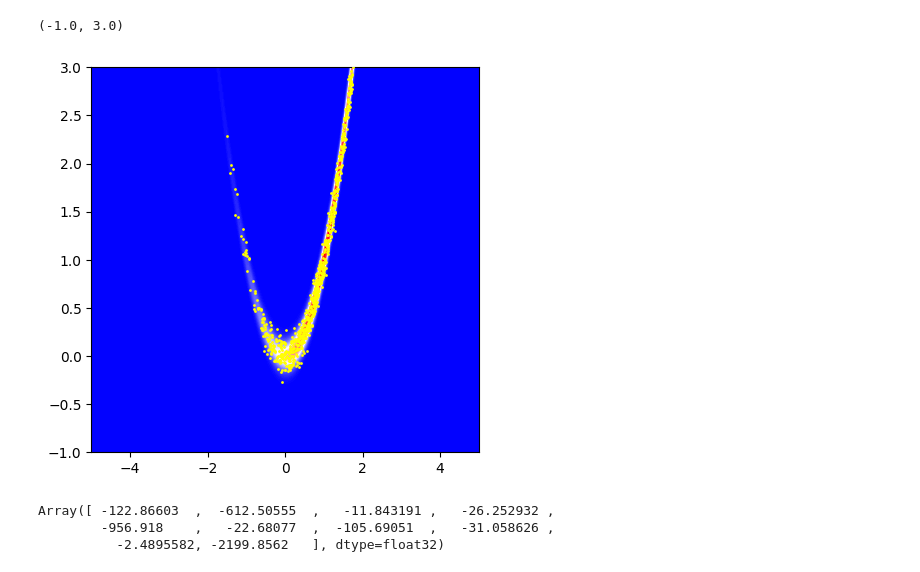
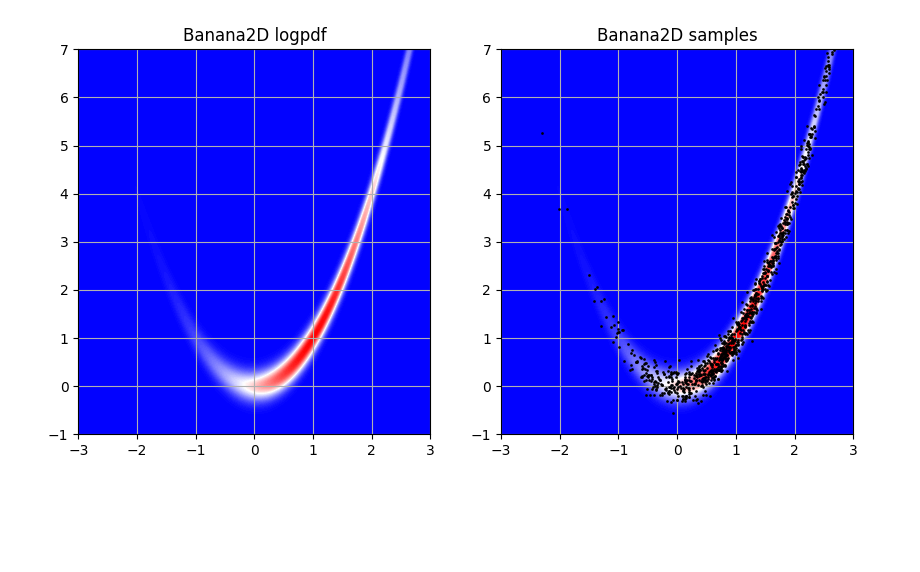
Before and after one commit to alexxthiery/mcjax, a Jupyter notebook: notebooks/distributions/banana2d_dist.ipynb, the cells around one changed output. Cells and saved outputs as stored; diff of their text form; code cells hidden in the pictures; blank space fills up the shorter version.

```diff
--- a/notebooks/distributions/banana2d_dist.ipynb
+++ b/notebooks/distributions/banana2d_dist.ipynb
@@ -16,3 +21,3 @@ from mcjax.proba.banana2d import Banana2D
 # %%
 # initialize jax RNG
-key = jr.PRNGKey(0)
+key = jr.key(0)
@@ -41,14 +24,42 @@ plt.show()
+# %%
+# create the Banana2D distribution
+dist = Banana2D.create()
+params = dist.init_params(noise_std=0.2)
+logdensity = dist.log_prob_only(params=params)
+logdensity_batch = jax.jit(jax.vmap(logdensity, in_axes=(0,)))
 # %%
-# sample from the distribution
-n_samples = 1000
-samples = dist.sample(key, n_samples)
-# scatter plot of the samples
-plt.figure(figsize=(5, 5))
+xmin, xmax = -3, 3
+ymin, ymax = -1, 7
+X, Y, Z = evaluate_on_grid_2d(
+    func_batch=logdensity_batch,
+    xlim=(xmin, xmax),
+    ylim=(ymin, ymax),
+    Nx=500,
+    Ny=500
+)
+
+plt.figure(figsize=(10, 5))
+
+# plot the logpdf
+plt.subplot(1, 2, 1)
 plt.contourf(X, Y, jnp.exp(Z), 100, cmap='bwr', origin='lower')
-plt.scatter(samples[:, 0], samples[:, 1], s=1, color="yellow", zorder=10)
-
+plt.title("Banana2D logpdf")
 plt.xlim(xmin, xmax)
 plt.ylim(ymin, ymax)
+plt.grid()
+
+
+# sample from the distribution
+n_samples = 1_000
+samples = dist.sample(params=params, key=key, n_samples=n_samples)
+
+# scatter plot of the samples
+plt.subplot(1, 2, 2)
+plt.contourf(X, Y, jnp.exp(Z), 100, cmap='bwr', origin='lower')
+plt.scatter(samples[:, 0], samples[:, 1], s=1, color="black", zorder=10, alpha=0.9)
+plt.title("Banana2D samples")
+plt.xlim(xmin, xmax)
+plt.ylim(ymin, ymax)
+plt.grid()
 # %% [output]
-(-1.0, 3.0)
-[figure, old version]
+[figure, new version]
@@ -59,6 +65,0 @@ x_batch = np.random.normal(0,1,size=(B,2))
-# %%
-dist.batch(x_batch)
-# %% [output]
-Array([ -122.86603  ,  -612.50555  ,   -11.843191 ,   -26.252932 ,
-        -956.918    ,   -22.68077  ,  -105.69051  ,   -31.058626 ,
-          -2.4895582, -2199.8562   ], dtype=float32)
```
Also changed, not shown: parts of 6 cells of this notebook, 11 other files.
